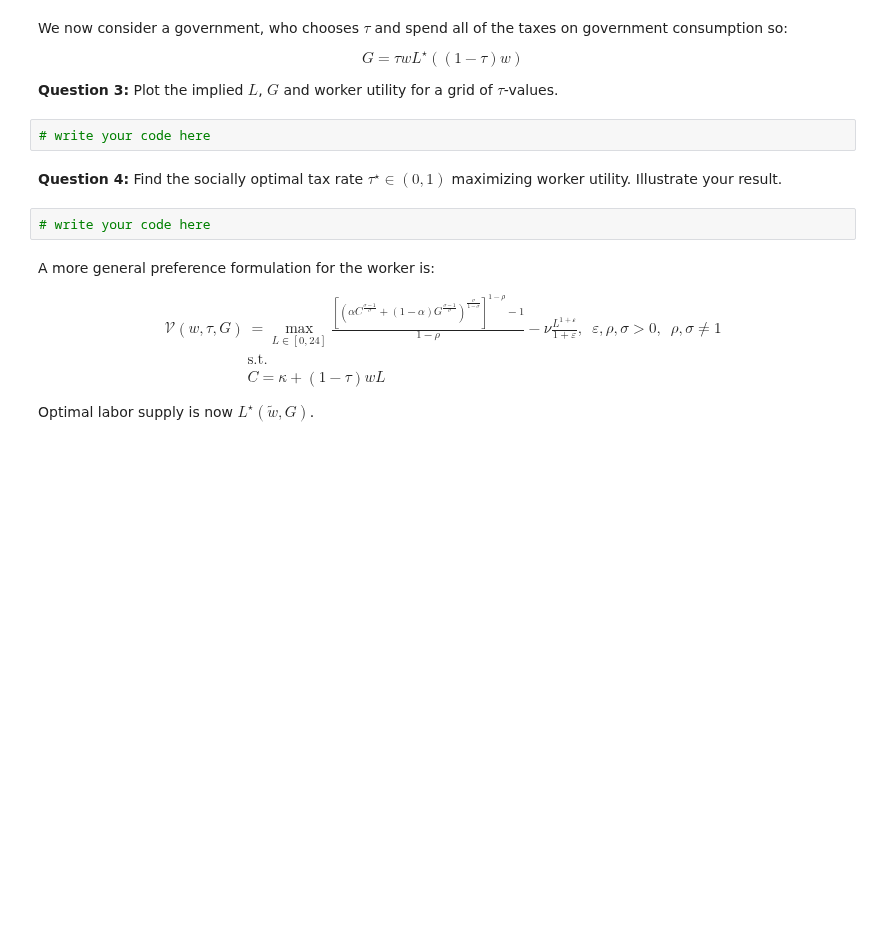
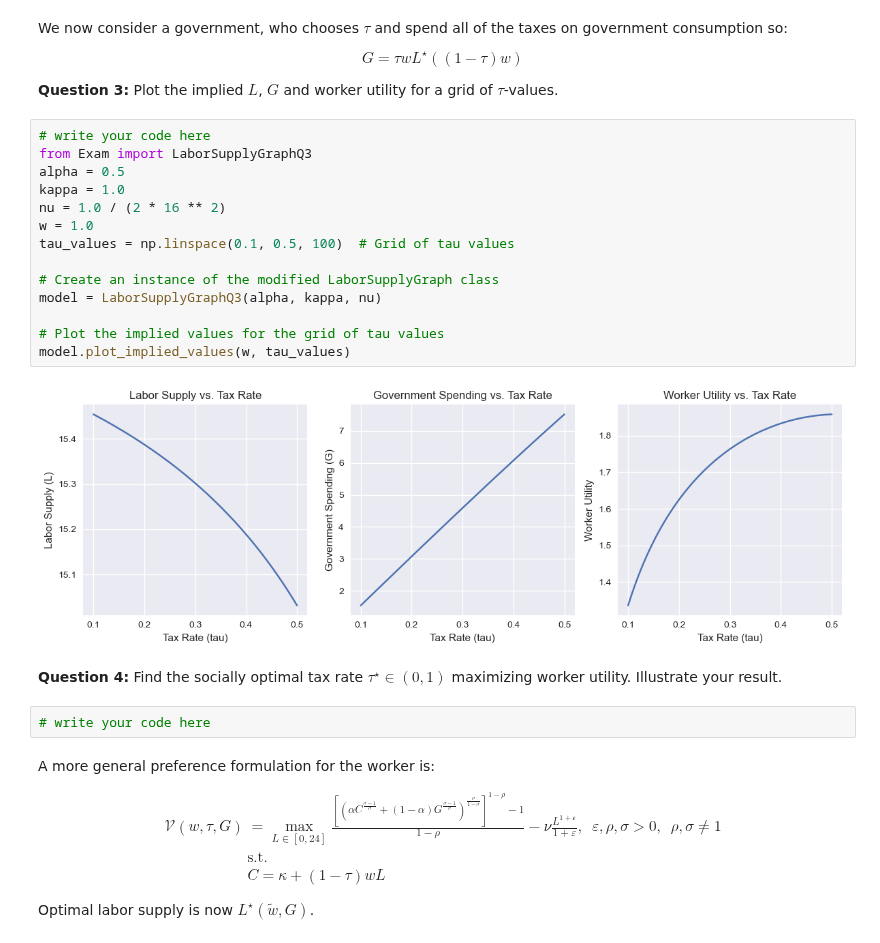
Before and after one commit to NumEconCopenhagen/projects-2023-frederikke-x2-og-sofie, a Jupyter notebook: Exam/Exam-2023-notebook.ipynb, the cells around one changed output. Saved outputs shown, nothing was run; the diff lists cells and outputs as text; blank space fills up the shorter version.

```diff
--- a/Exam/Exam-2023-notebook.ipynb
+++ b/Exam/Exam-2023-notebook.ipynb
@@ -110,8 +110,22 @@ G = \tau w L^{\star}((1-\tau)w)
 $$
 
 **Question 3:** Plot the implied $L$, $G$ and worker utility for a grid of $\tau$-values.
-# %%
-# write your code here
+# %%
+# write your code here
+from Exam import LaborSupplyGraphQ3
+alpha = 0.5
+kappa = 1.0
+nu = 1.0 / (2 * 16 ** 2)
+w = 1.0
+tau_values = np.linspace(0.1, 0.5, 100)  # Grid of tau values
+
+# Create an instance of the modified LaborSupplyGraph class
+model = LaborSupplyGraphQ3(alpha, kappa, nu)
+
+# Plot the implied values for the grid of tau values
+model.plot_implied_values(w, tau_values)
+# %% [output]
+[figure, added]
 # %% [markdown]
 **Question 4:** Find the socially optimal tax rate $\tau^{\star}\in(0,1)$ maximizing worker utility. Illustrate your result.
 # %%
```
Also changed, not shown: parts of 1 cell of this notebook, 2 other files.
